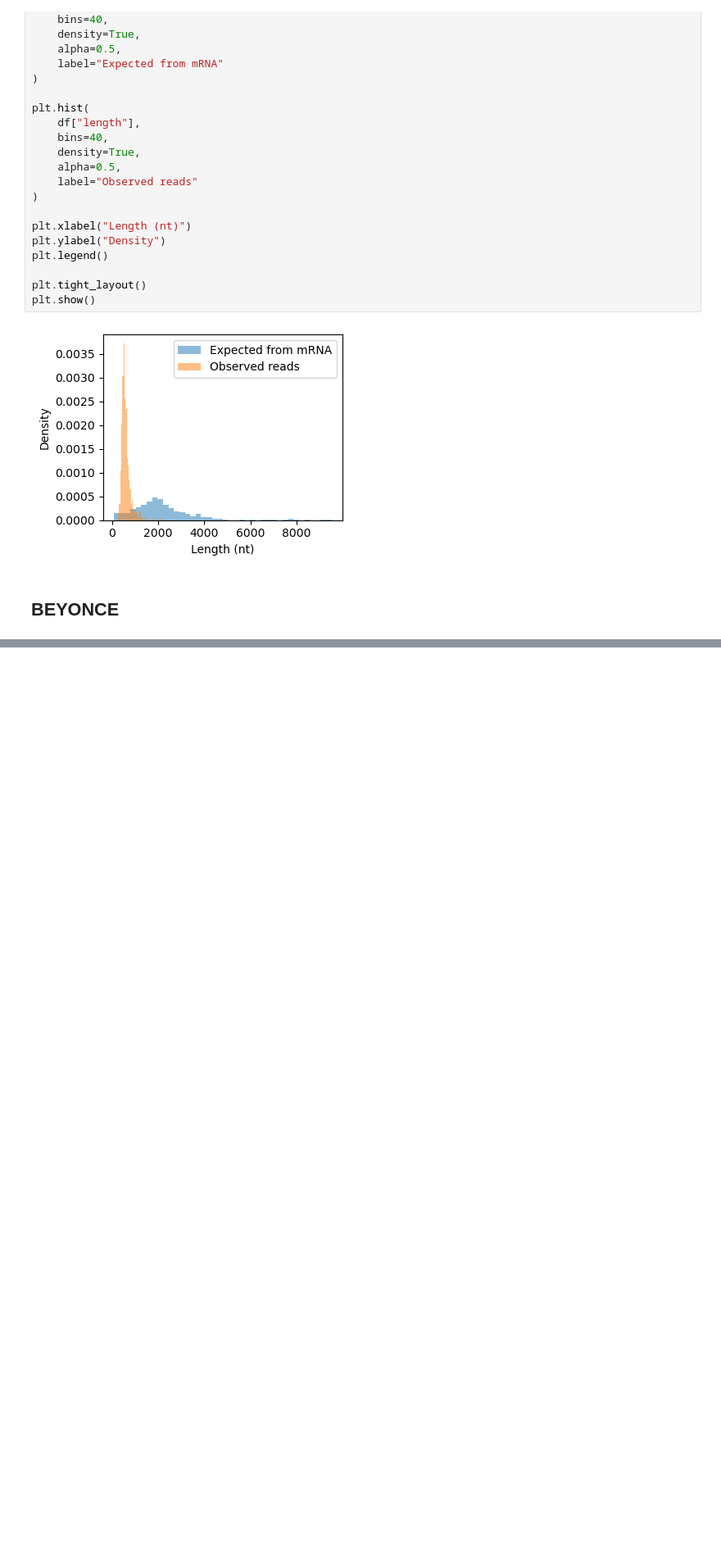
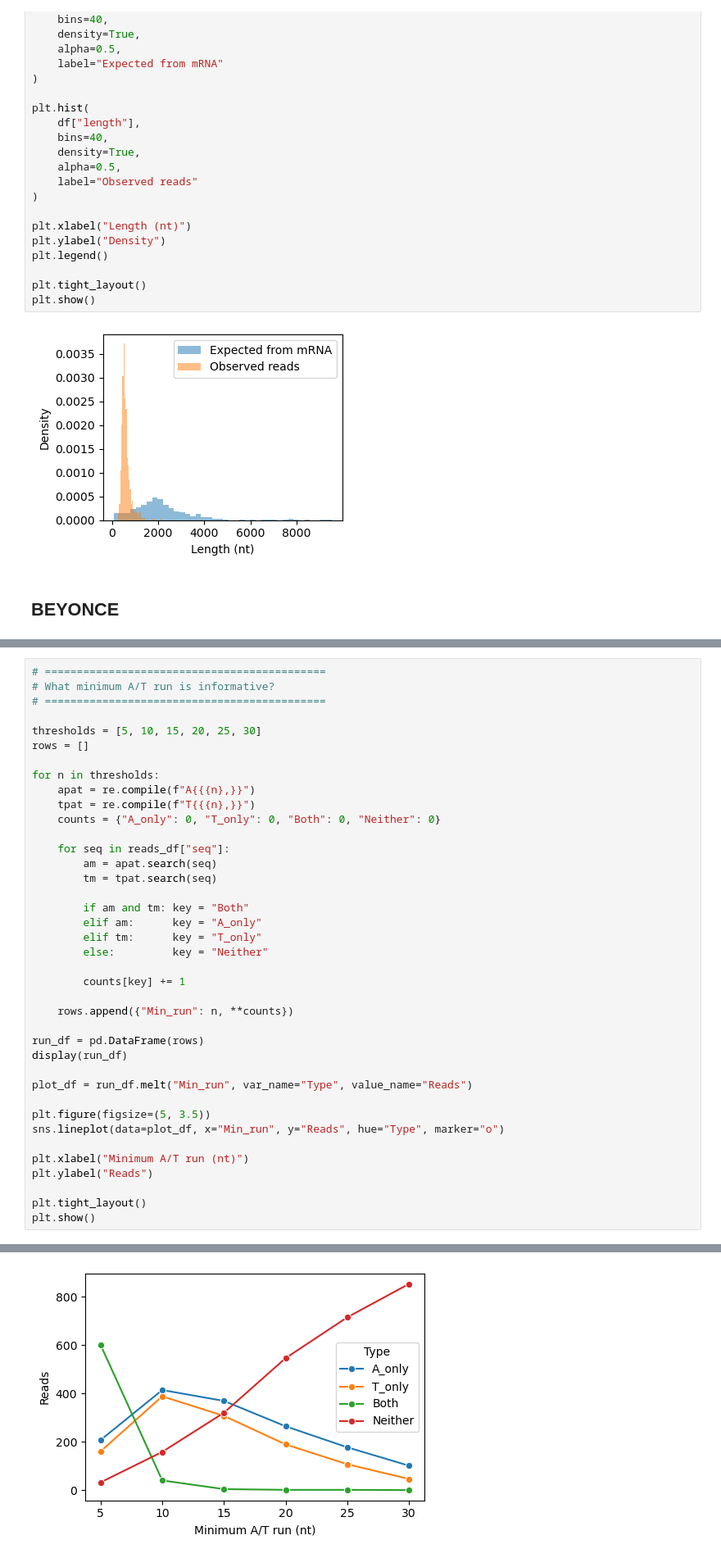
Before and after one commit to ih-11/hmm-3end, a Jupyter notebook: notebooks/qcfastq.ipynb, the cells around one changed output, grey strips where cells are left out. Shown at 82% size. Saved outputs shown, nothing was run; the diff lists cells and outputs as text; blank space fills up the shorter version.

```diff
--- a/notebooks/qcfastq.ipynb
+++ b/notebooks/qcfastq.ipynb
@@ -339,0 +418,40 @@ plt.show()
+# %%
+# ============================================
+# What minimum A/T run is informative?
+# ============================================
+
+thresholds = [5, 10, 15, 20, 25, 30]
+rows = []
+
+for n in thresholds:
+	apat = re.compile(f"A{{{n},}}")
+	tpat = re.compile(f"T{{{n},}}")
+	counts = {"A_only": 0, "T_only": 0, "Both": 0, "Neither": 0}
+
+	for seq in reads_df["seq"]:
+		am = apat.search(seq)
+		tm = tpat.search(seq)
+
+		if am and tm: key = "Both"
+		elif am:      key = "A_only"
+		elif tm:      key = "T_only"
+		else:         key = "Neither"
+
+		counts[key] += 1
+
+	rows.append({"Min_run": n, **counts})
+
+run_df = pd.DataFrame(rows)
+display(run_df)
+
+plot_df = run_df.melt("Min_run", var_name="Type", value_name="Reads")
+
+plt.figure(figsize=(5, 3.5))
+sns.lineplot(data=plot_df, x="Min_run", y="Reads", hue="Type", marker="o")
+
+plt.xlabel("Minimum A/T run (nt)")
+plt.ylabel("Reads")
+
+plt.tight_layout()
+plt.show()
+# %% [output]
@@ -339,0 +465 @@ plt.show()
+[figure, added]
```
Also changed, not shown: parts of 11 cells of this notebook, 3 other files.
